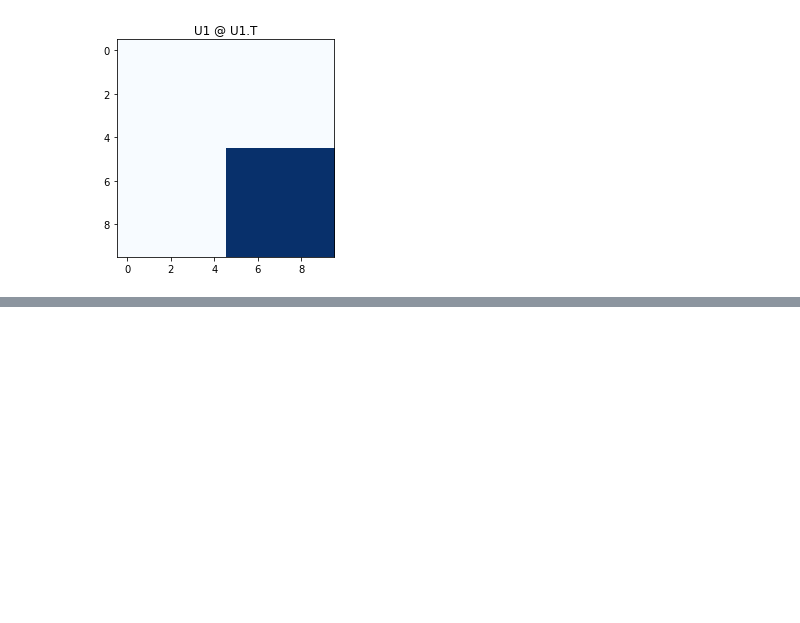
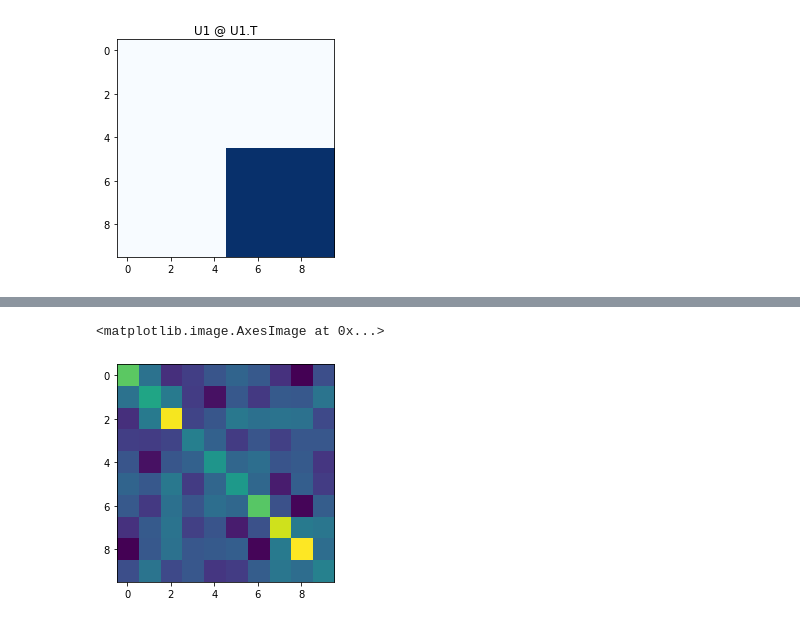
Before and after one commit to kebaek/mcr2, a Jupyter notebook: notebooks/variational-equation9.ipynb, the cells around one changed output, grey strips where cells are left out. Cells and saved outputs as stored; diff of their text form; code cells hidden in the pictures; blank space fills up the shorter version.

```diff
--- a/notebooks/variational-equation9.ipynb
+++ b/notebooks/variational-equation9.ipynb
@@ -228,0 +255,5 @@ Text(0.5, 1.0, 'U1 @ U1.T')
+# %%
+plt.imshow(Z.T @ Pi[:, j].diag() @ Z)
+# %% [output]
+<matplotlib.image.AxesImage at 0x...>
+[figure, added]
```
Also changed, not shown: parts of 14 cells of this notebook, 3 other files.
